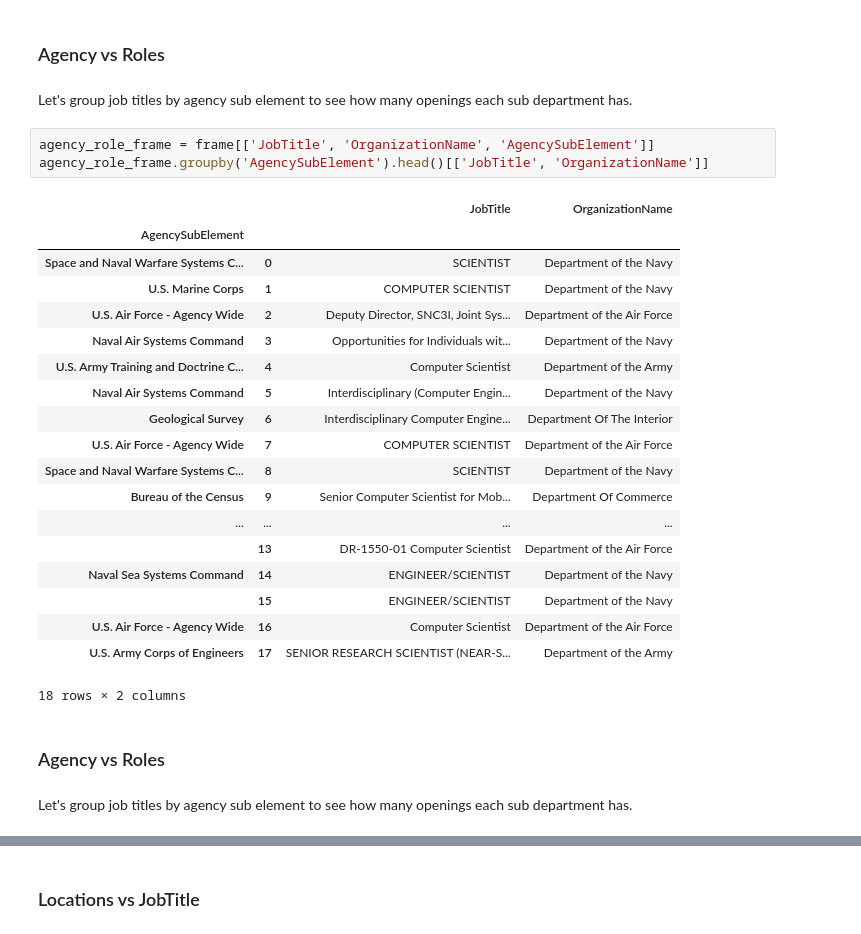
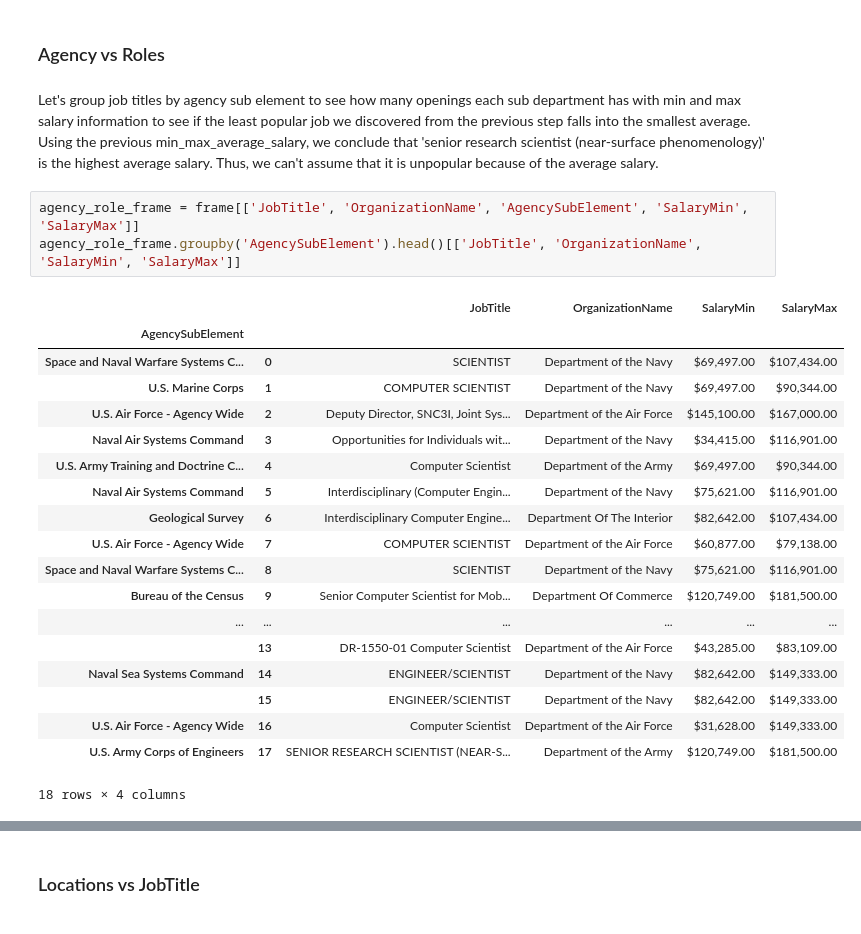
Before and after one commit to graceeunbekim/Job-of-America-Data-Analysis, a Jupyter notebook: JOA_data_analysis.ipynb, the cells around one changed output, grey strips where cells are left out. Saved outputs shown, nothing was run; the diff lists cells and outputs as text.

```diff
--- a/JOA_data_analysis.ipynb
+++ b/JOA_data_analysis.ipynb
@@ -157,32 +157,28 @@ lowest average: computer scientist, gs-1550-07/09, census d-wd
 # Analysis on Variables
 # %% [markdown]
 ### Agency vs Roles
-# %% [markdown]
-Let's group job titles by agency sub element to see how many openings each sub department has.
+# %% [markdown]
+Let's group job titles by agency sub element to see how many openings each sub department has with min and max salary information to see if the least popular job we discovered from the previous step falls into the smallest average. Using the previous min_max_average_salary, we conclude that 'senior research scientist (near-surface phenomenology)' is the highest average salary. Thus, we can't assume that it is unpopular because of the average salary.
 # %%
-agency_role_frame = frame[['JobTitle', 'OrganizationName', 'AgencySubElement']]
-agency_role_frame.groupby('AgencySubElement').head()[['JobTitle', 'OrganizationName']]
+agency_role_frame = frame[['JobTitle', 'OrganizationName', 'AgencySubElement', 'SalaryMin', 'SalaryMax']]
+agency_role_frame.groupby('AgencySubElement').head()[['JobTitle', 'OrganizationName', 'SalaryMin', 'SalaryMax']]
 # %% [output]
-|  |  | JobTitle | OrganizationName |
-| AgencySubElement |  |  |  |
-| Space and Naval Warfare Systems C... | 0 | SCIENTIST | Department of the Navy |
-| U.S. Marine Corps | 1 | COMPUTER SCIENTIST | Department of the Navy |
-| U.S. Air Force - Agency Wide | 2 | Deputy Director, SNC3I, Joint Sys... | Department of the Air Force |
-| Naval Air Systems Command | 3 | Opportunities for Individuals wit... | Department of the Navy |
-| U.S. Army Training and Doctrine C... | 4 | Computer Scientist | Department of the Army |
-| Naval Air Systems Command | 5 | Interdisciplinary (Computer Engin... | Department of the Navy |
-| Geological Survey | 6 | Interdisciplinary Computer Engine... | Department Of The Interior |
-| U.S. Air Force - Agency Wide | 7 | COMPUTER SCIENTIST | Department of the Air Force |
-| Space and Naval Warfare Systems C... | 8 | SCIENTIST | Department of the Navy |
-| Bureau of the Census | 9 | Senior Computer Scientist for Mob... | Department Of Commerce |
-| ... | ... | ... | ... |
-|  | 13 | DR-1550-01 Computer Scientist | Department of the Air Force |
-| Naval Sea Systems Command | 14 | ENGINEER/SCIENTIST | Department of the Navy |
-|  | 15 | ENGINEER/SCIENTIST | Department of the Navy |
-| U.S. Air Force - Agency Wide | 16 | Computer Scientist | Department of the Air Force |
-| U.S. Army Corps of Engineers | 17 | SENIOR RESEARCH SCIENTIST (NEAR-S... | Department of the Army |
+|  |  | JobTitle | OrganizationName | SalaryMin | SalaryMax |
+| AgencySubElement |  |  |  |  |  |
+| Space and Naval Warfare Systems C... | 0 | SCIENTIST | Department of the Navy | $69,497.00 | $107,434.00 |
+| U.S. Marine Corps | 1 | COMPUTER SCIENTIST | Department of the Navy | $69,497.00 | $90,344.00 |
+| U.S. Air Force - Agency Wide | 2 | Deputy Director, SNC3I, Joint Sys... | Department of the Air Force | $145,100.00 | $167,000.00 |
+| Naval Air Systems Command | 3 | Opportunities for Individuals wit... | Department of the Navy | $34,415.00 | $116,901.00 |
+| U.S. Army Training and Doctrine C... | 4 | Computer Scientist | Department of the Army | $69,497.00 | $90,344.00 |
+| Naval Air Systems Command | 5 | Interdisciplinary (Computer Engin... | Department of the Navy | $75,621.00 | $116,901.00 |
+| Geological Survey | 6 | Interdisciplinary Computer Engine... | Department Of The Interior | $82,642.00 | $107,434.00 |
+| U.S. Air Force - Agency Wide | 7 | COMPUTER SCIENTIST | Department of the Air Force | $60,877.00 | $79,138.00 |
+| Space and Naval Warfare Systems C... | 8 | SCIENTIST | Department of the Navy | $75,621.00 | $116,901.00 |
+| Bureau of the Census | 9 | Senior Computer Scientist for Mob... | Department Of Commerce | $120,749.00 | $181,500.00 |
+| ... | ... | ... | ... | ... | ... |
+|  | 13 | DR-1550-01 Computer Scientist | Department of the Air Force | $43,285.00 | $83,109.00 |
+| Naval Sea Systems Command | 14 | ENGINEER/SCIENTIST | Department of the Navy | $82,642.00 | $149,333.00 |
+|  | 15 | ENGINEER/SCIENTIST | Department of the Navy | $82,642.00 | $149,333.00 |
+| U.S. Air Force - Agency Wide | 16 | Computer Scientist | Department of the Air Force | $31,628.00 | $149,333.00 |
+| U.S. Army Corps of Engineers | 17 | SENIOR RESEARCH SCIENTIST (NEAR-S... | Department of the Army | $120,749.00 | $181,500.00 |
-18 rows × 2 columns
+18 rows × 4 columns
-# %% [markdown]
-### Agency vs Roles
-# %% [markdown]
-Let's group job titles by agency sub element to see how many openings each sub department has.
```
Also changed, not shown: parts of 7 cells of this notebook.
